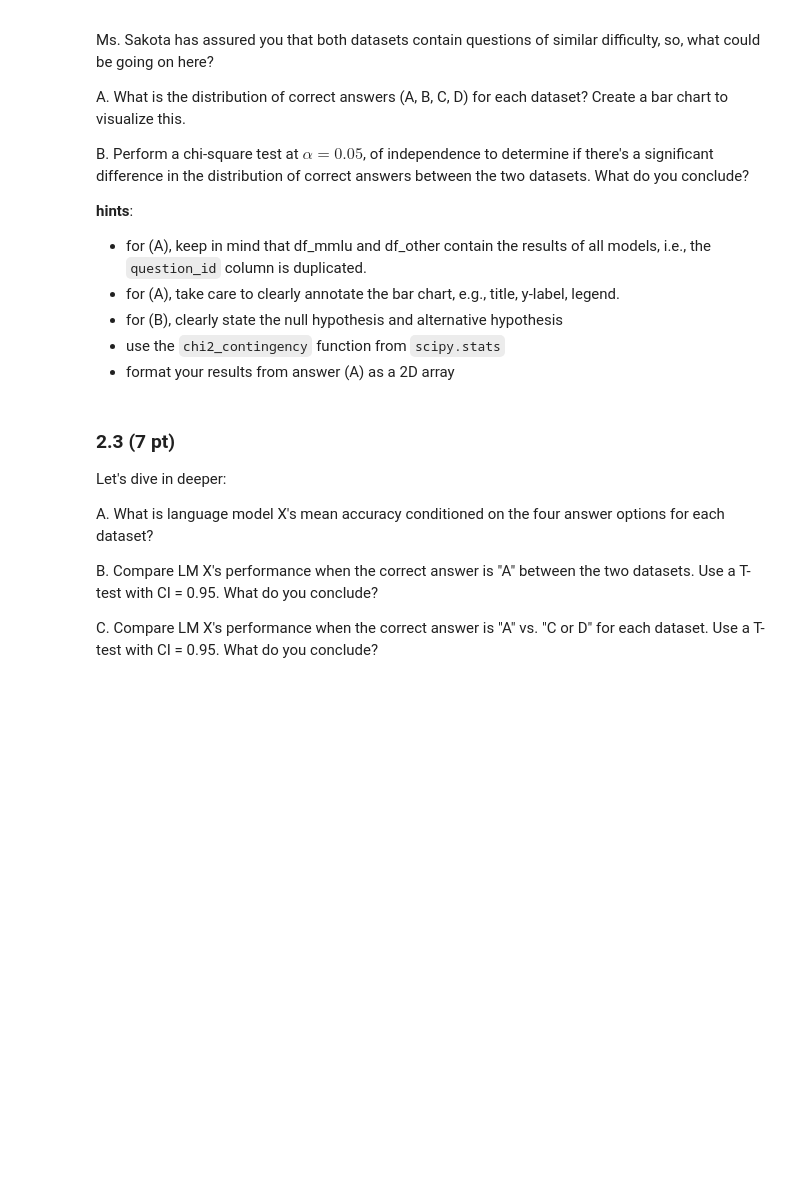
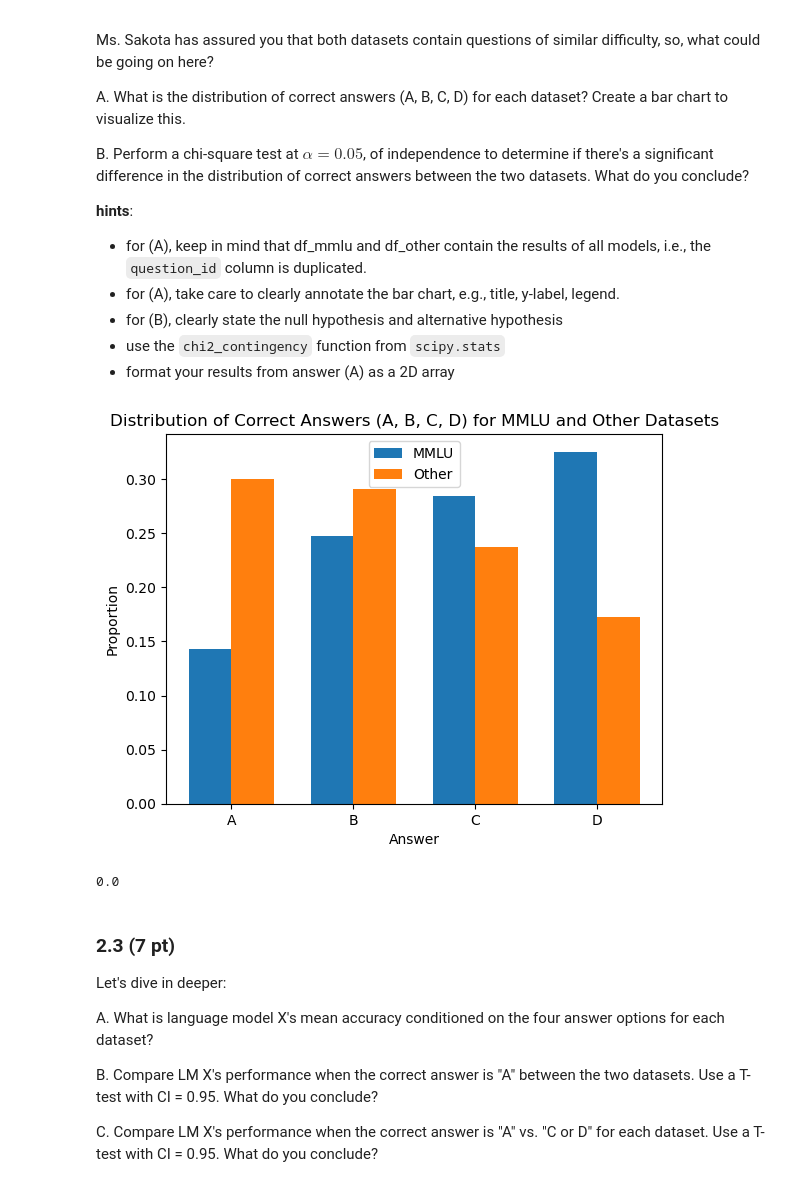
Before and after one commit to kilianwan/2024, a Jupyter notebook: Homework/01_PROJECT_NEUTRALITY/analysis.ipynb, the cells around one changed output. Cells and saved outputs as stored; diff of their text form; code cells hidden in the pictures; blank space fills up the shorter version.

```diff
--- a/Homework/01_PROJECT_NEUTRALITY/analysis.ipynb
+++ b/Homework/01_PROJECT_NEUTRALITY/analysis.ipynb
@@ -318,8 +467,57 @@ B. Perform a chi-square test at $\alpha = 0.05$, of independence to determine if
 - format your results from answer (A) as a 2D array
 # %%
 # A
+correct_mmlu = df_mmlu[df_mmlu['result'] == df_mmlu['answer']]
+correct_other = df_other[df_other['result'] == df_other['answer']]
+
+# Calculate the distribution of correct answers, fill missing values with 0
+correct_dist_mmlu = correct_mmlu['answer'].value_counts().reindex(['A', 'B', 'C', 'D'], fill_value=0)
+correct_dist_other = correct_other['answer'].value_counts().reindex(['A', 'B', 'C', 'D'], fill_value=0)
+
+# Normalize the distributions (calculate probabilities)
+proba_answer_mmlu = correct_dist_mmlu / correct_dist_mmlu.sum()
+proba_answer_other = correct_dist_other / correct_dist_other.sum()
+
+# Plot the distributions as probabilities
+labels = ['A', 'B', 'C', 'D']
+x = np.arange(len(labels))
+bar_width = 0.35
+
+fig, ax = plt.subplots()
+
+# Plot the normalized probabilities (use proba_answer_mmlu and proba_answer_other)
+bars1 = ax.bar(x - bar_width/2, proba_answer_mmlu, bar_width, label='MMLU')
+bars2 = ax.bar(x + bar_width/2, proba_answer_other, bar_width, label='Other')
+
+# Add labels and title
+ax.set_xlabel('Answer')
+ax.set_ylabel('Proportion')  # Since we are plotting probabilities
+ax.set_title('Distribution of Correct Answers (A, B, C, D) for MMLU and Other Datasets')
+ax.set_xticks(x)
+ax.set_xticklabels(labels)
+ax.legend()
+
+plt.show()
+
+result_2d_array = np.array([correct_dist_mmlu.values, correct_dist_other.values])
+# %% [output]
+[figure, added]
 # %%
 # B
+
+# Our null hypothesis is that the distribution of correct answers is the same for both datasets
+
+contingency_table = [correct_dist_mmlu, correct_dist_other]
+
+# Perform the chi-square test
+chi2, p_value, dof, expected = scipy.stats.chi2_contingency(contingency_table, correction=False)
+
+p_value
+
+# Since our p-value = 0, we reject the null hypothesis, meaning that the distributions of correct answers
+# differ significantly between the two datasets.
+# %% [output]
+0.0
 # %% [markdown]
 ### 2.3 (7 pt)
 
```
Also changed, not shown: parts of 22 cells of this notebook.
